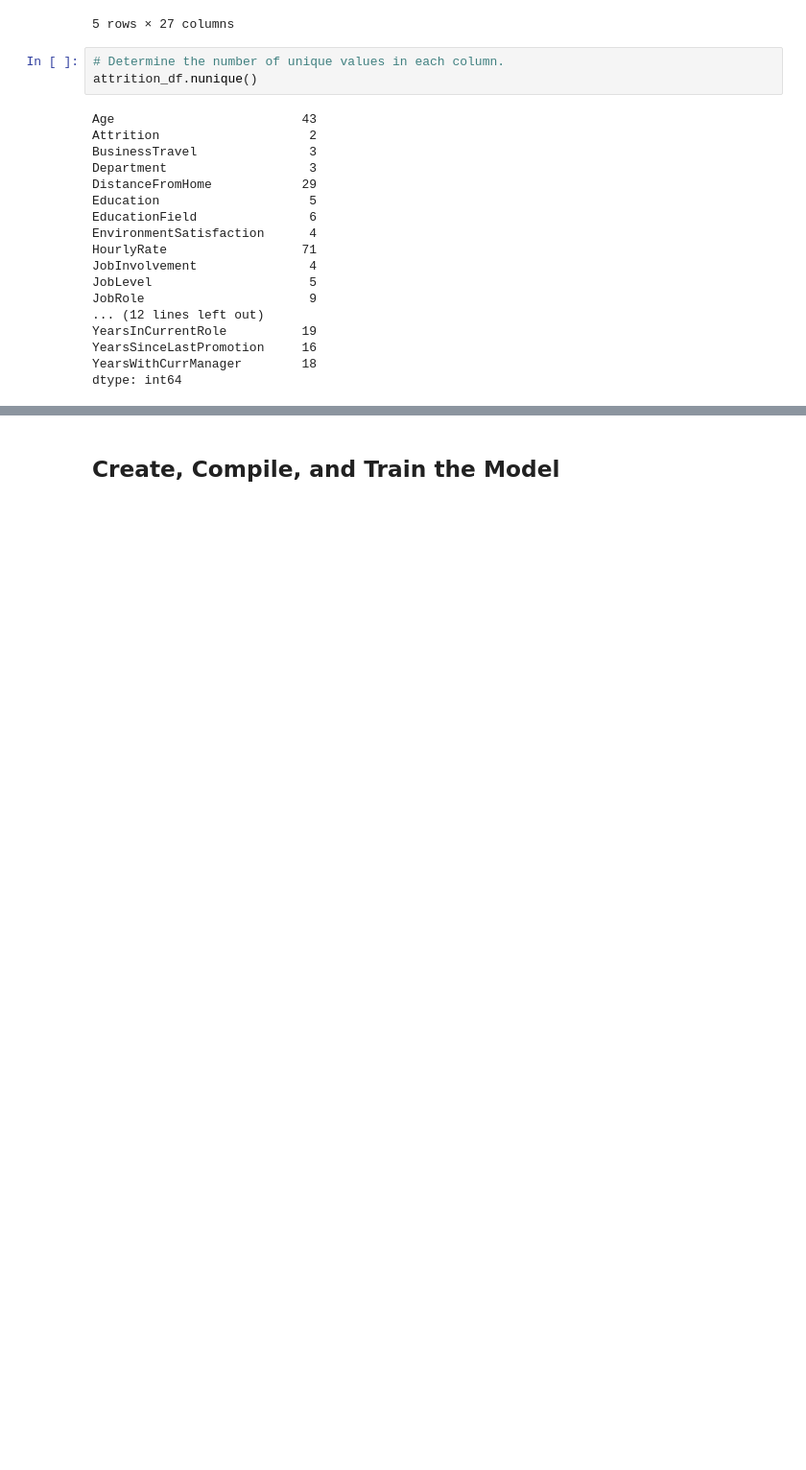
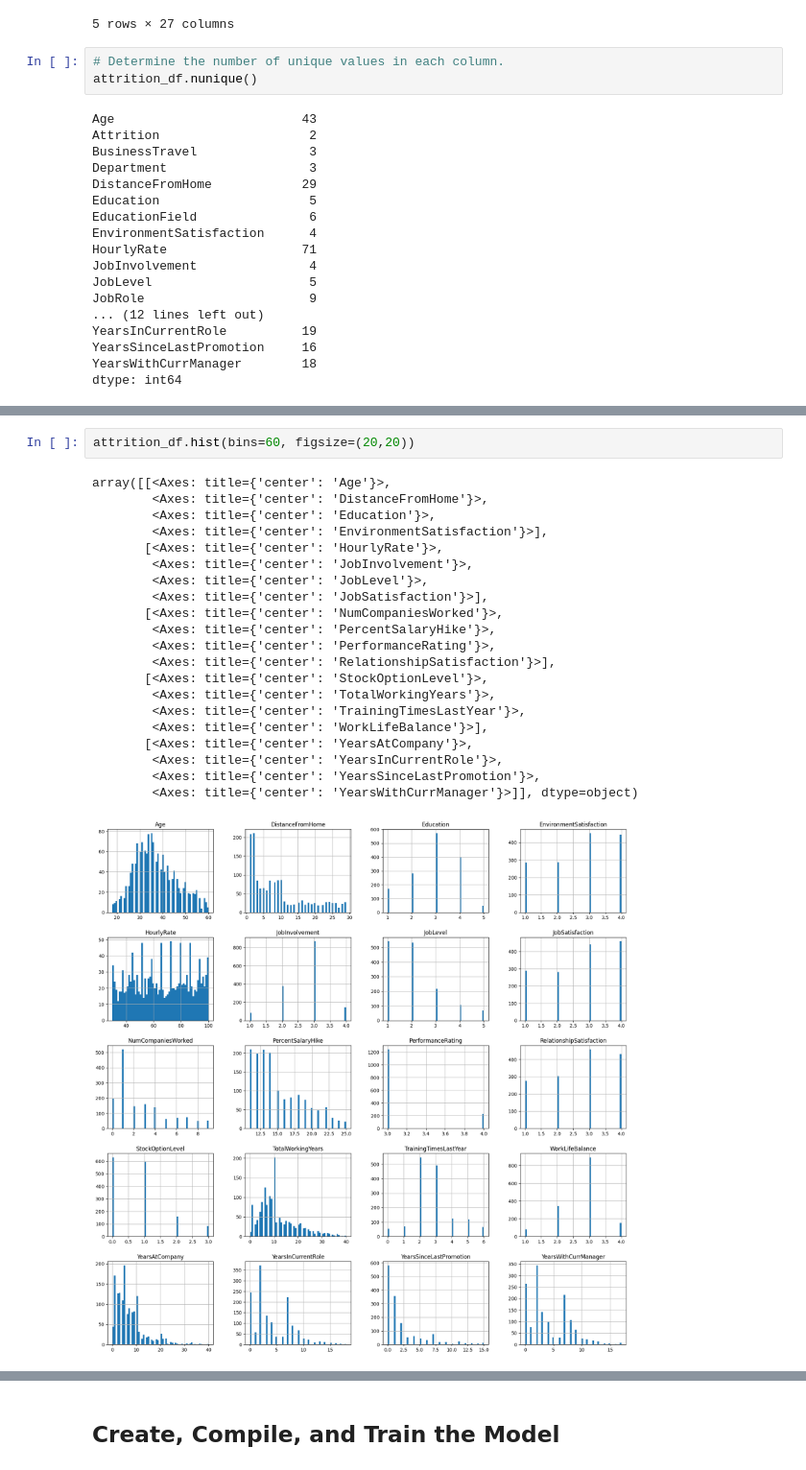
Before and after one commit to MF-MSB/neural-network-challenge-2, a Jupyter notebook: attrition.ipynb, the cells around one changed output, grey strips where cells are left out. Shown: that part at 96% size. Saved outputs shown, nothing was run; the diff lists cells and outputs as text; blank space fills up the shorter version.

```diff
--- a/attrition.ipynb
+++ b/attrition.ipynb
@@ -43,0 +70,24 @@ dtype: int64
+# %%
+attrition_df.hist(bins=60, figsize=(20,20))
+# %% [output]
+array([[<Axes: title={'center': 'Age'}>,
+        <Axes: title={'center': 'DistanceFromHome'}>,
+        <Axes: title={'center': 'Education'}>,
+        <Axes: title={'center': 'EnvironmentSatisfaction'}>],
+       [<Axes: title={'center': 'HourlyRate'}>,
+        <Axes: title={'center': 'JobInvolvement'}>,
+        <Axes: title={'center': 'JobLevel'}>,
+        <Axes: title={'center': 'JobSatisfaction'}>],
+       [<Axes: title={'center': 'NumCompaniesWorked'}>,
+        <Axes: title={'center': 'PercentSalaryHike'}>,
+        <Axes: title={'center': 'PerformanceRating'}>,
+        <Axes: title={'center': 'RelationshipSatisfaction'}>],
+       [<Axes: title={'center': 'StockOptionLevel'}>,
+        <Axes: title={'center': 'TotalWorkingYears'}>,
+        <Axes: title={'center': 'TrainingTimesLastYear'}>,
+        <Axes: title={'center': 'WorkLifeBalance'}>],
+       [<Axes: title={'center': 'YearsAtCompany'}>,
+        <Axes: title={'center': 'YearsInCurrentRole'}>,
+        <Axes: title={'center': 'YearsSinceLastPromotion'}>,
+        <Axes: title={'center': 'YearsWithCurrManager'}>]], dtype=object)
+[figure, added]
```
Also changed, not shown: parts of 27 cells of this notebook.
